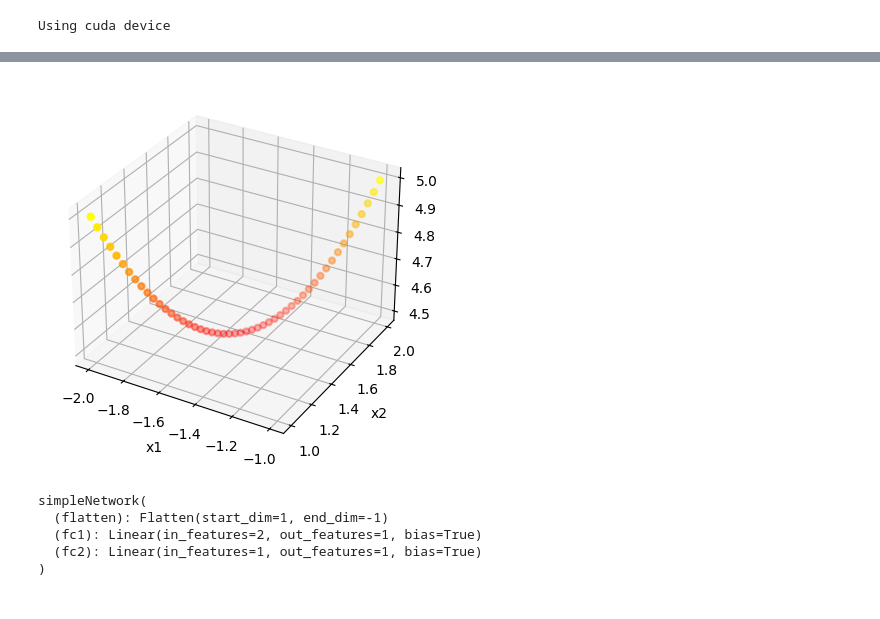
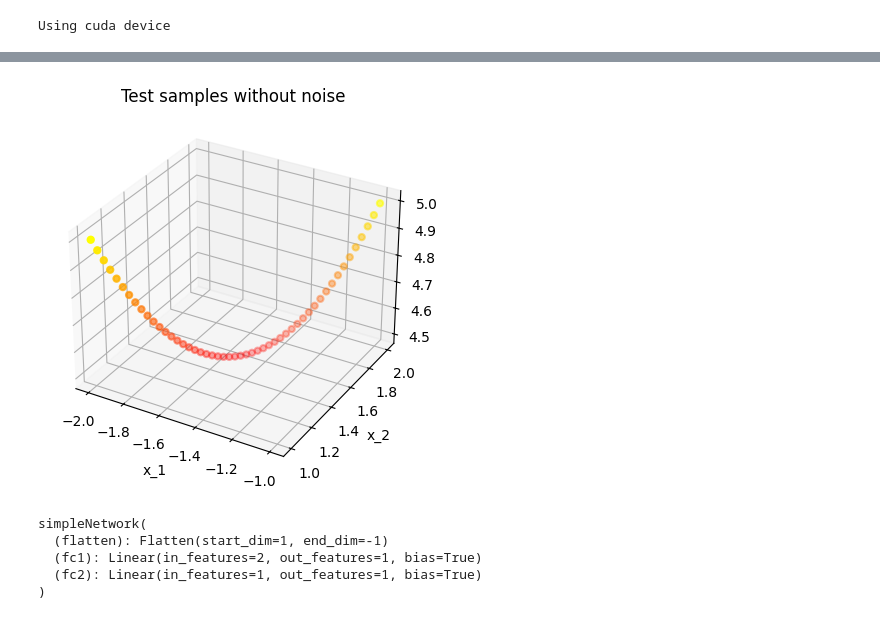
Before and after one commit to shotsan/Double-Descent-of-Neural-Networks, a Jupyter notebook: neural_networks.ipynb, the cells around one changed output, grey strips where cells are left out. Cells and saved outputs as stored; diff of their text form; code cells hidden in the pictures.

```diff
--- a/neural_networks.ipynb
+++ b/neural_networks.ipynb
@@ -72,14 +81,15 @@ ax.grid()
 # %%
 # Visualize function on testing samples
 fig = plt.figure()
 ax = plt.axes(projection='3d')
 ax.scatter(X1_test, X2_test, Q_function_test, c=Q_function_test, cmap='autumn', linewidth=1.5)
-ax.set_xlabel('x1')
-ax.set_ylabel('x2')
+ax.set_xlabel('x_1')
+ax.set_ylabel('x_2')
 ax.set_zlabel('f')
+ax.set_title('Test samples without noise')
 ax.grid()
 # %% [output]
-[figure, old version]
+[figure, new version]
 # %%
 # Create a network with no hidden layers
 
```
Also changed, not shown: parts of 29 cells of this notebook.
